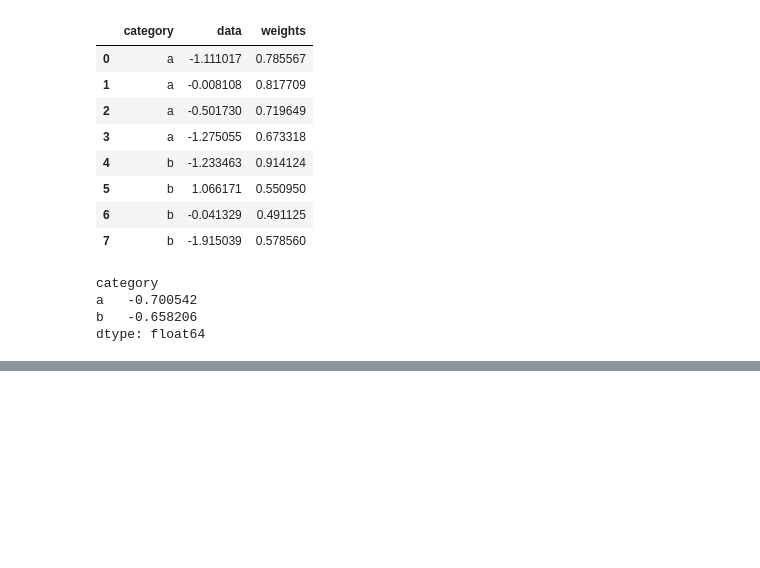
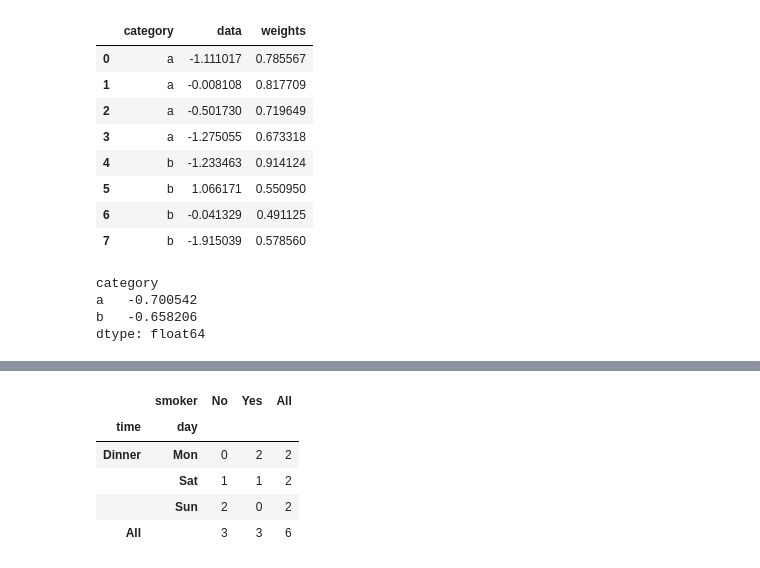
Before and after one commit to NinelieAimer/PythonLearning, a Jupyter notebook: analysisData/dataGrouping/dataGrouping.ipynb, the cells around one changed output, grey strips where cells are left out. Cells and saved outputs as stored; diff of their text form; code cells hidden in the pictures; blank space fills up the shorter version.

```diff
--- a/analysisData/dataGrouping/dataGrouping.ipynb
+++ b/analysisData/dataGrouping/dataGrouping.ipynb
@@ -728,0 +769,9 @@ def regress(data,yvars,xvars):
+# %%
+pd.crosstab([df.time,df.day],df.smoker,margins=True)
+# %% [output]
+|  | smoker | No | Yes | All |
+| time | day |  |  |  |
+| Dinner | Mon | 0 | 2 | 2 |
+|  | Sat | 1 | 1 | 2 |
+|  | Sun | 2 | 0 | 2 |
+| All |  | 3 | 3 | 6 |
```
Also changed, not shown: parts of 6 cells of this notebook, 5 other files.
